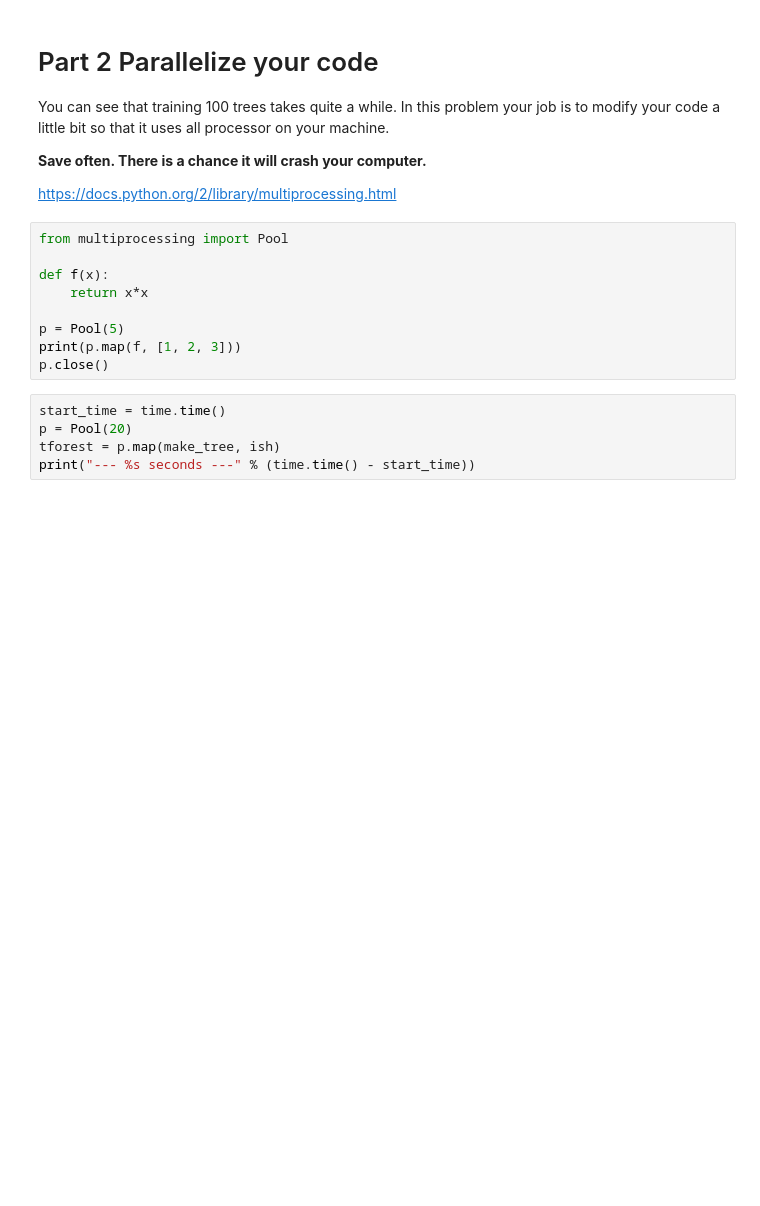
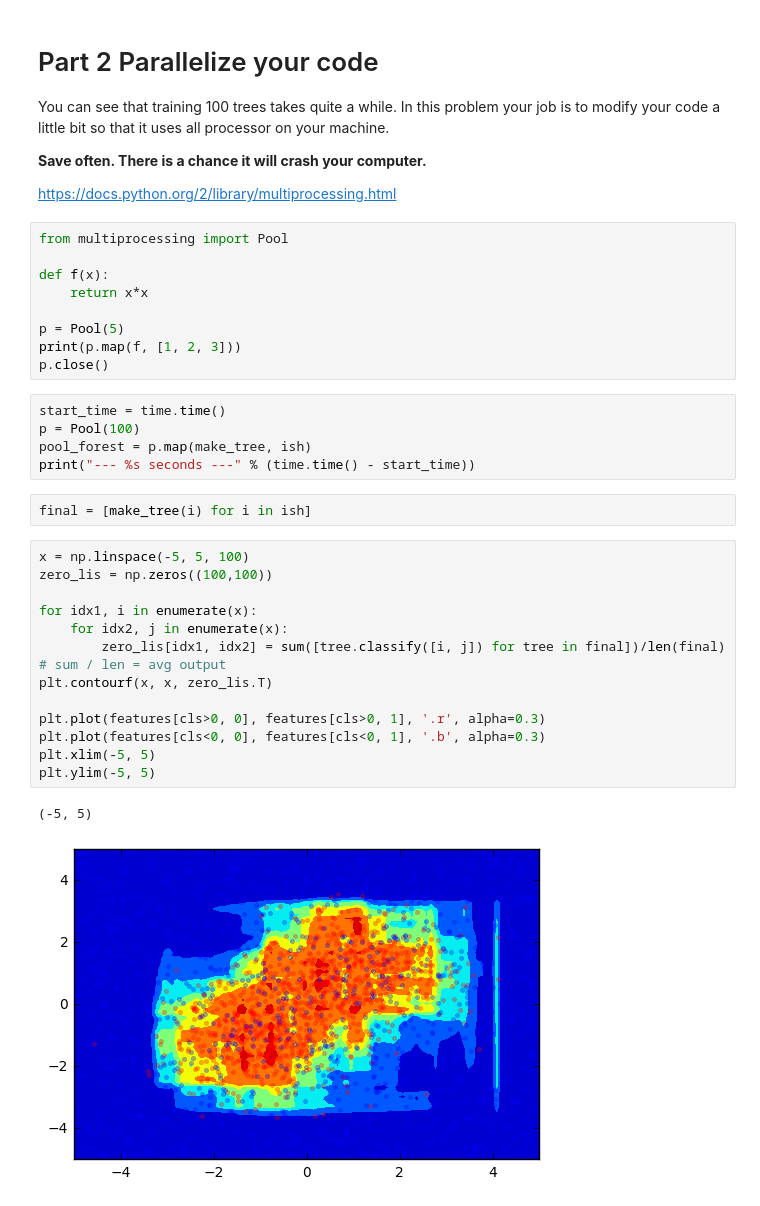
Before and after one commit to sunnyrc/PatternRecognition, a Jupyter notebook: Homework 3.ipynb, the cells around one changed output. Cells and saved outputs as stored; diff of their text form; blank space fills up the shorter version.

```diff
--- a/Homework 3.ipynb
+++ b/Homework 3.ipynb
@@ -195,6 +192,24 @@ print(p.map(f, [1, 2, 3]))
 p.close()
 # %%
 start_time = time.time()
-p = Pool(20)
-tforest = p.map(make_tree, ish)
+p = Pool(100)
+pool_forest = p.map(make_tree, ish)
 print("--- %s seconds ---" % (time.time() - start_time))
+# %%
+final = [make_tree(i) for i in ish]
+# %%
+x = np.linspace(-5, 5, 100)
+zero_lis = np.zeros((100,100))
+
+for idx1, i in enumerate(x):
+    for idx2, j in enumerate(x):
+        zero_lis[idx1, idx2] = sum([tree.classify([i, j]) for tree in final])/len(final) # sum / len = avg output
+plt.contourf(x, x, zero_lis.T)
+
+plt.plot(features[cls>0, 0], features[cls>0, 1], '.r', alpha=0.3)
+plt.plot(features[cls<0, 0], features[cls<0, 1], '.b', alpha=0.3)
+plt.xlim(-5, 5)
+plt.ylim(-5, 5)
+# %% [output]
+(-5, 5)
+[figure, added]
```
Also changed, not shown: parts of 4 cells of this notebook, 5 other files.
